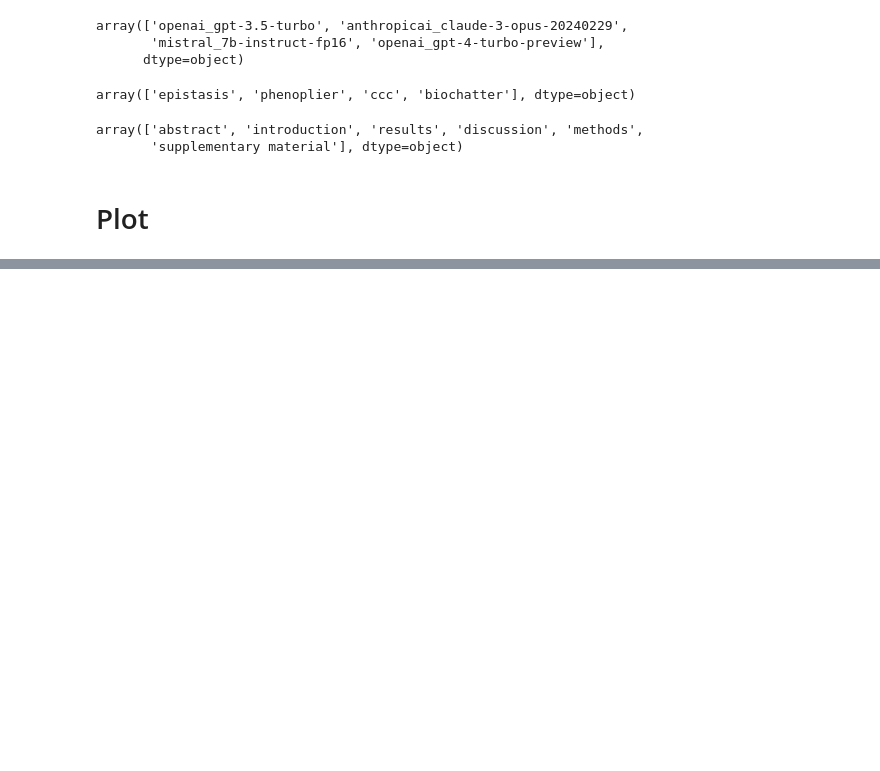
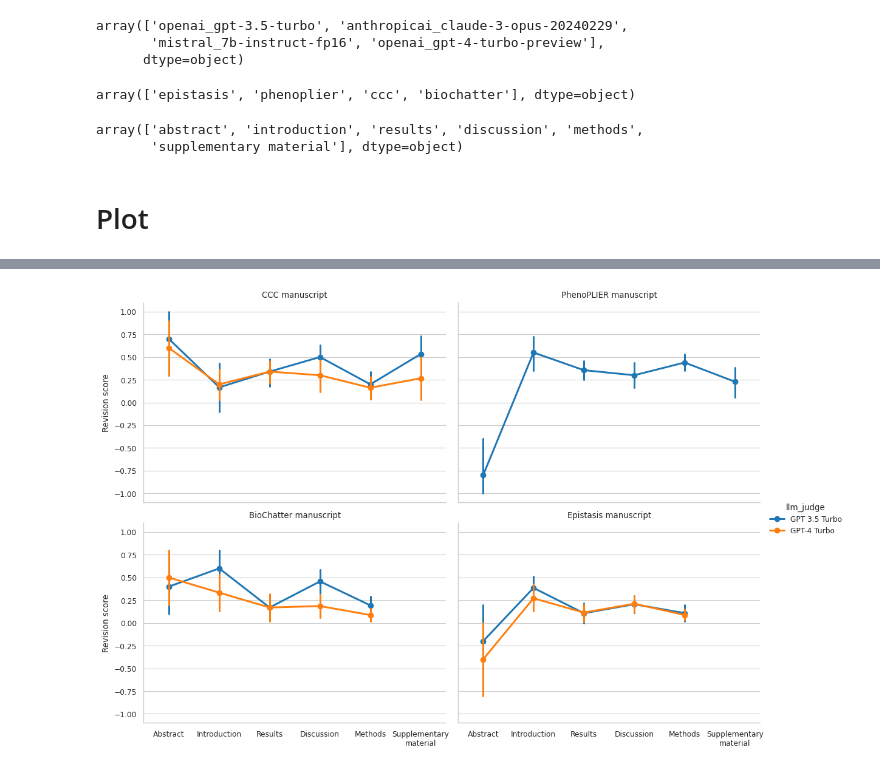
Before and after one commit to pivlab/manubot-ai-editor-code, a Jupyter notebook: nbs/05-llm_evaluation/10-summarize.ipynb, the cells around one changed output, grey strips where cells are left out. Drawn from its saved outputs; the diff is of its cells as text; code cells hidden in the pictures; blank space fills up the shorter version.

```diff
--- a/nbs/05-llm_evaluation/10-summarize.ipynb
+++ b/nbs/05-llm_evaluation/10-summarize.ipynb
@@ -218,0 +240,20 @@ with sns.axes_style("whitegrid"):
+# %%
+with sns.plotting_context("paper", font_scale=1.0), sns.axes_style("whitegrid"):
+    g = sns.catplot(
+        height=4,
+        aspect=1.4,
+        data=df[df["llm_judge"].isin(("GPT 3.5 Turbo", "GPT-4 Turbo"))],
+        x="paragraph_section",
+        y="winner_score",
+        col="manuscript_code",
+        col_order=["CCC", "PhenoPLIER", "BioChatter", "Epistasis"],
+        col_wrap=2,
+        kind="point",
+        hue="llm_judge",
+    )
+    g.set_axis_labels("", "Revision score")
+    g.set_titles("{col_name} manuscript")
+    # g.tick_params(axis='x', rotation=30)
+    # g.set_xticklabels(g.ax.get_xticklabels(), rotation=30)
+# %% [output]
+[figure, added]
```
Also changed, not shown: parts of 6 cells of this notebook, 1 other file.
